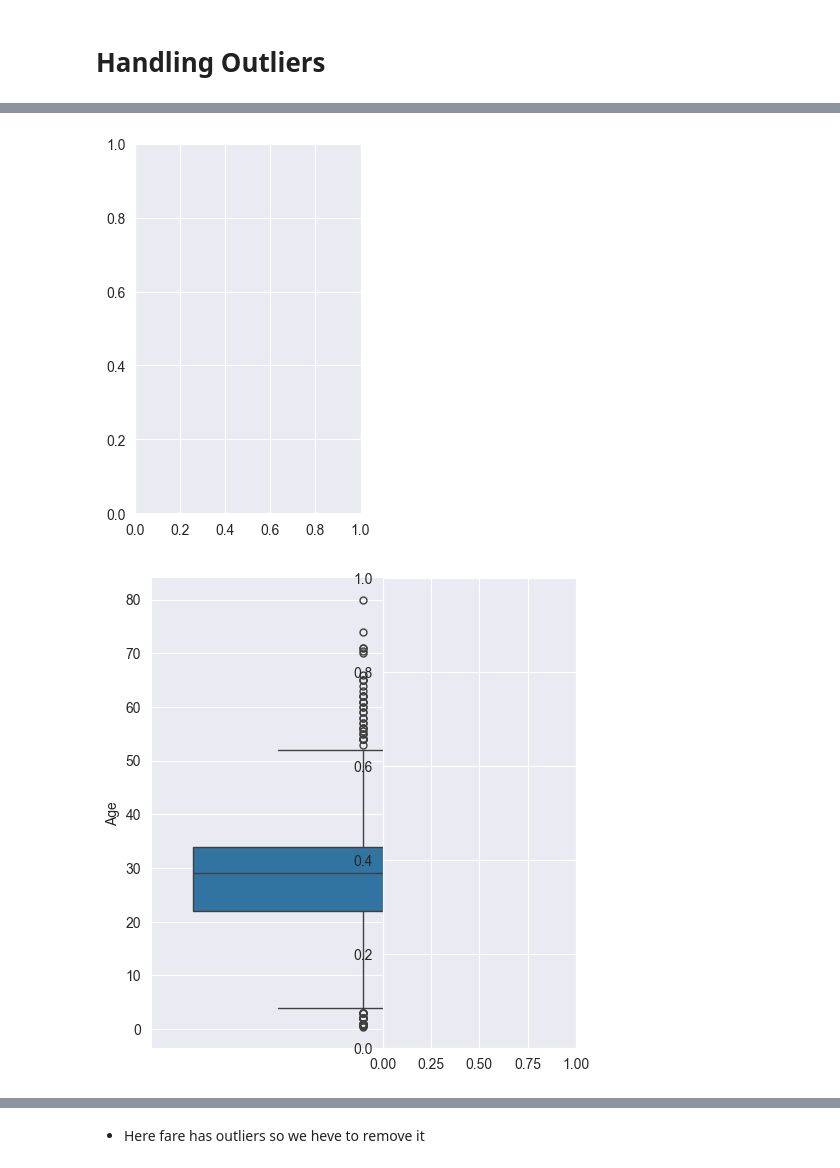
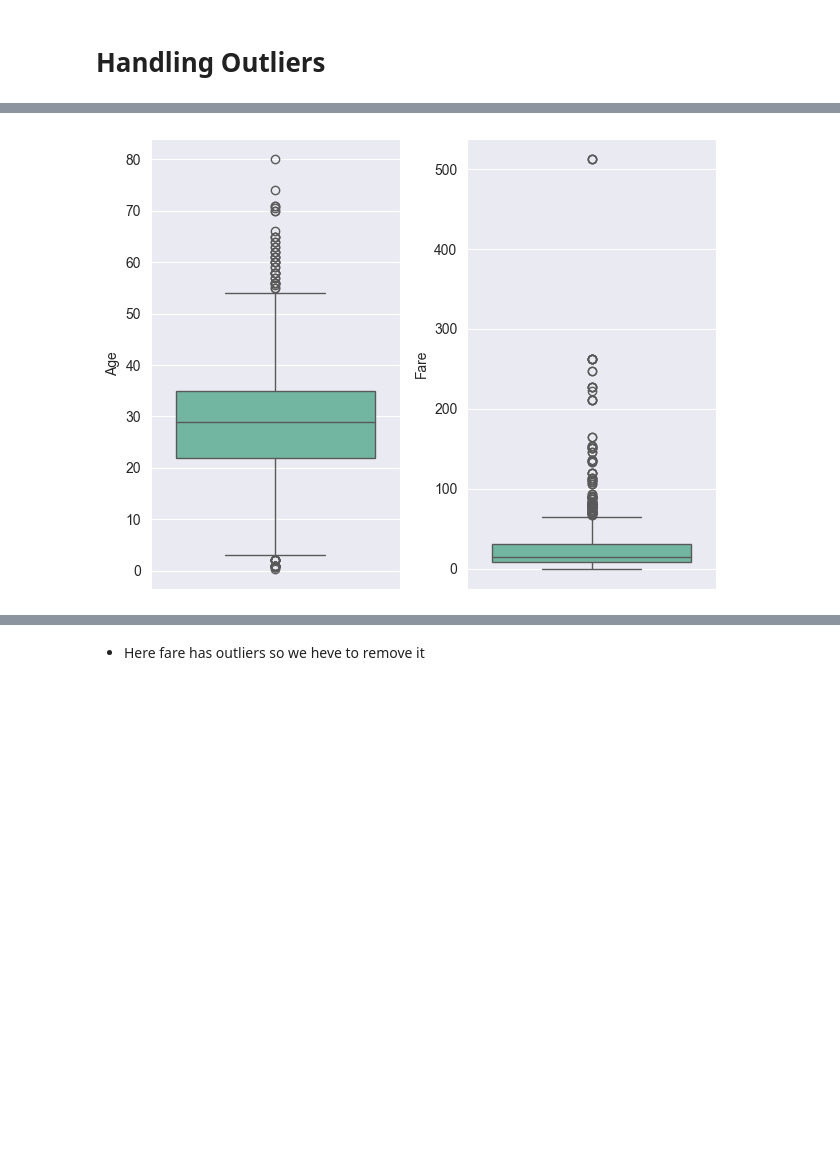
Before and after one commit to EngAhmed19/TitanicEDA, a Jupyter notebook: Untitled.ipynb, the cells around one changed output, grey strips where cells are left out. Drawn from its saved outputs; the diff is of its cells as text; code cells hidden in the pictures; blank space fills up the shorter version.

Commit message:
Added some visualization.

```diff
--- a/Untitled.ipynb
+++ b/Untitled.ipynb
@@ -5,6 +5,7 @@ import matplotlib.pyplot as plt
 import seaborn as sns
 from scipy import stats as st
 sns.set_style("darkgrid")
+sns.set_palette("Set2")
 # %%
 titanic=pd.read_csv("Dataset/train.csv")
 titanic.head()
@@ -249,10 +250,9 @@ titanic.head()
 # %%
 numeric_cols=["Age","Fare"]
 for i in range(2):
     plt.subplot(1,2,i+1)
-    sns.box(y=numeric_cols[i],data=titanic,kind="box")
+    sns.boxplot(y=numeric_cols[i],data=titanic)
 plt.tight_layout()
 plt.show()
 # %% [output]
-[figure, old version]
+[figure, new version]
-[figure, removed]
```
Also changed, not shown: parts of 28 cells of this notebook.
